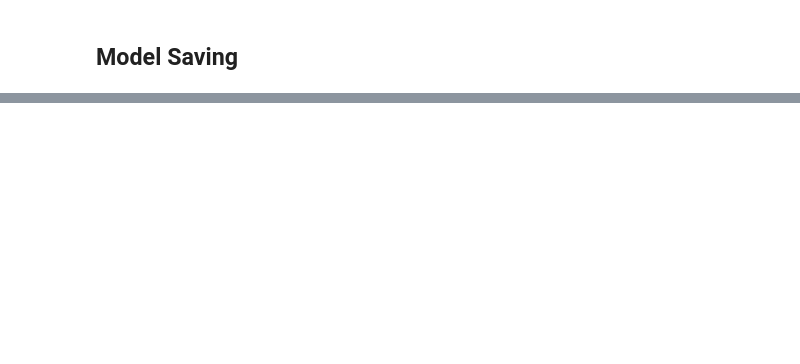
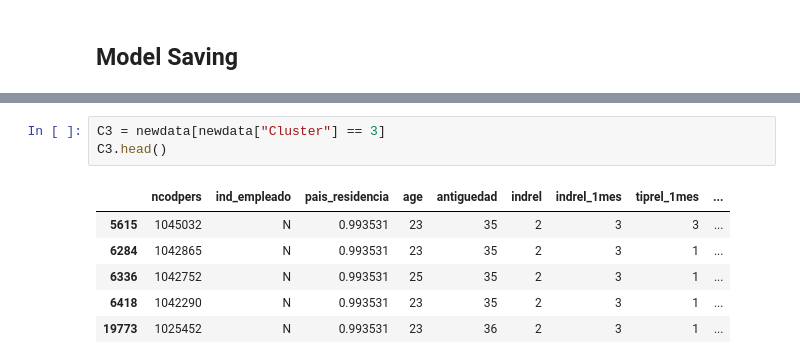
Before and after one commit to shelovescode000/CustomerSegmentationProject, a Jupyter notebook: Customer Segmentation.ipynb, the cells around one changed output, grey strips where cells are left out. Cells and saved outputs as stored; diff of their text form; blank space fills up the shorter version.

```diff
--- a/Customer Segmentation.ipynb
+++ b/Customer Segmentation.ipynb
@@ -852,0 +871,10 @@ davies_bouldin_score(principal_components, clusters)
+# %%
+C3 = newdata[newdata["Cluster"] == 3]
+C3.head()
+# %% [output]
+|  | ncodpers | ind_empleado | pais_residencia | age | antiguedad | indrel | indrel_1mes | tiprel_1mes | ... |
+| 5615 | 1045032 | N | 0.993531 | 23 | 35 | 2 | 3 | 3 | ... |
+| 6284 | 1042865 | N | 0.993531 | 23 | 35 | 2 | 3 | 1 | ... |
+| 6336 | 1042752 | N | 0.993531 | 25 | 35 | 2 | 3 | 1 | ... |
+| 6418 | 1042290 | N | 0.993531 | 23 | 35 | 2 | 3 | 1 | ... |
+| 19773 | 1025452 | N | 0.993531 | 23 | 36 | 2 | 3 | 1 | ... |
```
Also changed, not shown: parts of 22 cells of this notebook, 5 other files.
